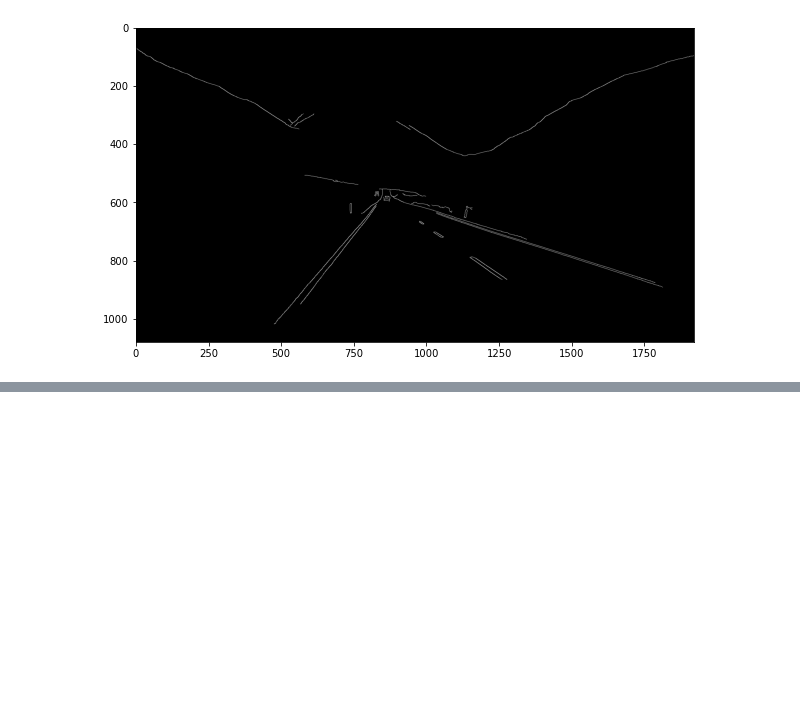
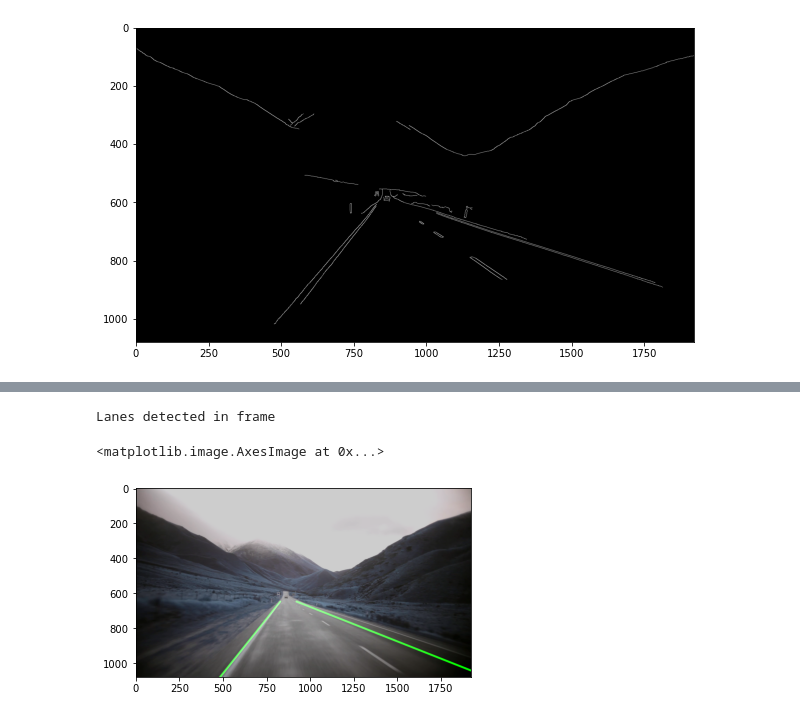
Before and after one commit to asathiya007/carcam, a Jupyter notebook: carcam.ipynb, the cells around one changed output, grey strips where cells are left out. Cells and saved outputs as stored; diff of their text form; code cells hidden in the pictures; blank space fills up the shorter version.

Commit message:
lane detection working, but only for solid lines

```diff
--- a/carcam.ipynb
+++ b/carcam.ipynb
@@ -59,7 +59,7 @@ Masked frame
 # %%
 # create lane marker points
 def create_lane_marker_points(frame, params):
-    slope, intercept = parameters
+    slope, intercept = params[0], params[1]
     y1 = frame.shape[0]
     y2 = int(y1 * 3 / 5)
     x1 = int((y1 - intercept) / slope)
@@ -69,17 +69,23 @@ def create_lane_marker_points(frame, params):
 # find lane lines
 def find_lane_lines(frame, lines):
     left_lane_fit, right_lane_fit = [], []
+    if lines is None:
+        return None
     for line in lines:
         x1, y1, x2, y2 = line.reshape(4)
         parameters = np.polyfit((x1, x2), (y1, y2), 1)
         slope, intercept = parameters[0], parameters[1]
         if slope < 0:
-            left_fit.append((slope, intercept))
+            left_lane_fit.append((slope, intercept))
         else:
-            right_fit.append((slope, intercept))
-    left_lane_avgfit = np.average(left_fit, axis=0)
+            right_lane_fit.append((slope, intercept))
+    left_lane_avgfit = np.average(left_lane_fit, axis=0)
+    if np.any(np.isnan(left_lane_avgfit)):
+        return None
     left_lane_line = create_lane_marker_points(frame, left_lane_avgfit)
-    right_lane_avgfit = np.average(right_fit, axis=0)
+    right_lane_avgfit = np.average(right_lane_fit, axis=0)
+    if np.any(np.isnan(right_lane_avgfit)):
+        return None
     right_lane_line = create_lane_marker_points(frame, right_lane_avgfit)
     return np.array([left_lane_line, right_lane_line])
 # %%
@@ -88,5 +94,28 @@ def draw_lane_lines(frame, lane_lines):
     lane_line_frame = np.zeros_like(frame)
     if lane_lines is not None:
         for x1, y1, x2, y2 in lane_lines:
-            cv2.line(lane_line_frame, (x1, y1), (x2, y2), (255, 0, 0), 10)
+            cv2.line(lane_line_frame, (x1, y1), (x2, y2), (0, 255, 0), 10)
     return lane_line_frame
+# %%
+# perform lane detection on video frames
+lane_detected_frames = []
+for frame in frames:
+    edge_detected_frame = detect_edges(frame)
+    masked_frame = mask_region_of_interest(edge_detected_frame)
+    detected_lines = cv2.HoughLinesP(masked_frame, 2, np.pi / 180, 100, np.array([]), minLineLength = 40, maxLineGap = 3)
+    lane_lines = find_lane_lines(frame, detected_lines)
+    if lane_lines is None:
+        continue
+    annotated_frame = draw_lane_lines(frame, lane_lines)
+    combined_frame = cv2.addWeighted(frame, 0.8, annotated_frame, 1, 1)
+    lane_detected_frames.append(combined_frame)
+    if cv2.waitKey(1) & 0xFF == ord('q'):
+        break
+# %%
+# show lanes detected in a frame
+print('Lanes detected in frame')
+plt.imshow(lane_detected_frames[50])
+# %% [output]
+Lanes detected in frame
+<matplotlib.image.AxesImage at 0x...>
+[figure, added]
```
Also changed, not shown: parts of 2 cells of this notebook.
